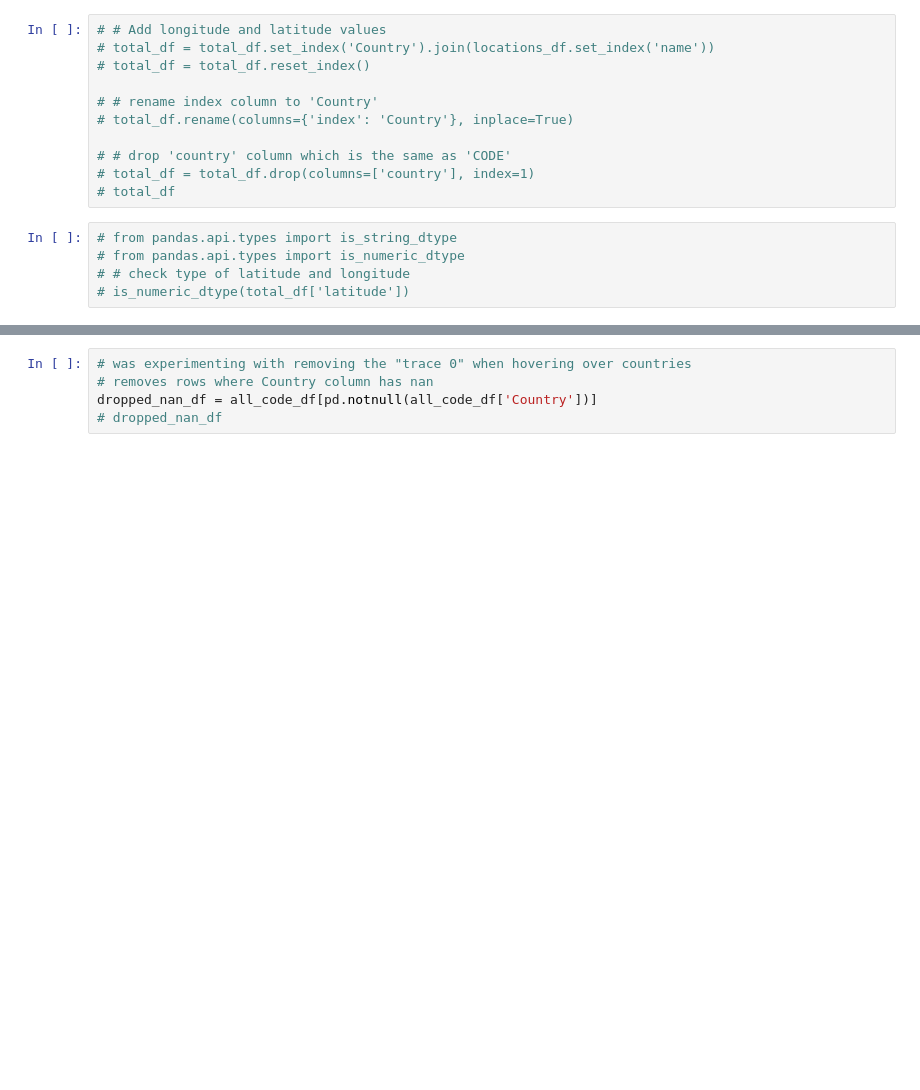
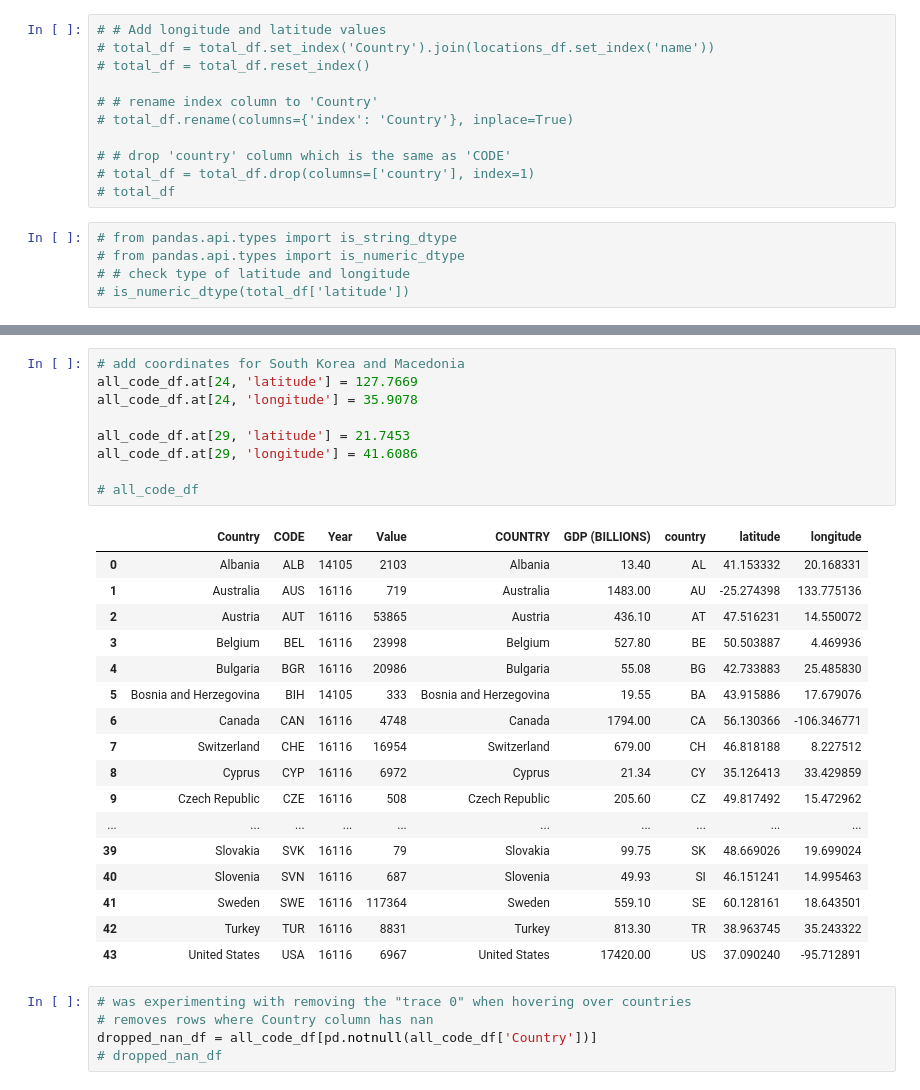
Before and after one commit to romansul/syrian-civil-war, a Jupyter notebook: Choropleth Map Refugee World.ipynb, the cells around one changed output, grey strips where cells are left out. Saved outputs shown, nothing was run; the diff lists cells and outputs as text; blank space fills up the shorter version.

```diff
--- a/Choropleth Map Refugee World.ipynb
+++ b/Choropleth Map Refugee World.ipynb
@@ -141,3 +222,30 @@ all_code_df.rename(columns={'index': 'Country'}, inplace=True)
+# %%
+# add coordinates for South Korea and Macedonia
+all_code_df.at[24, 'latitude'] = 127.7669
+all_code_df.at[24, 'longitude'] = 35.9078
+
+all_code_df.at[29, 'latitude'] = 21.7453
+all_code_df.at[29, 'longitude'] = 41.6086
+
+# all_code_df
+# %% [output]
+|  | Country | CODE | Year | Value | COUNTRY | GDP (BILLIONS) | country | latitude | longitude |
+| 0 | Albania | ALB | 14105 | 2103 | Albania | 13.40 | AL | 41.153332 | 20.168331 |
+| 1 | Australia | AUS | 16116 | 719 | Australia | 1483.00 | AU | -25.274398 | 133.775136 |
+| 2 | Austria | AUT | 16116 | 53865 | Austria | 436.10 | AT | 47.516231 | 14.550072 |
+| 3 | Belgium | BEL | 16116 | 23998 | Belgium | 527.80 | BE | 50.503887 | 4.469936 |
+| 4 | Bulgaria | BGR | 16116 | 20986 | Bulgaria | 55.08 | BG | 42.733883 | 25.485830 |
+| 5 | Bosnia and Herzegovina | BIH | 14105 | 333 | Bosnia and Herzegovina | 19.55 | BA | 43.915886 | 17.679076 |
+| 6 | Canada | CAN | 16116 | 4748 | Canada | 1794.00 | CA | 56.130366 | -106.346771 |
+| 7 | Switzerland | CHE | 16116 | 16954 | Switzerland | 679.00 | CH | 46.818188 | 8.227512 |
+| 8 | Cyprus | CYP | 16116 | 6972 | Cyprus | 21.34 | CY | 35.126413 | 33.429859 |
+| 9 | Czech Republic | CZE | 16116 | 508 | Czech Republic | 205.60 | CZ | 49.817492 | 15.472962 |
+| ... | ... | ... | ... | ... | ... | ... | ... | ... | ... |
+| 39 | Slovakia | SVK | 16116 | 79 | Slovakia | 99.75 | SK | 48.669026 | 19.699024 |
+| 40 | Slovenia | SVN | 16116 | 687 | Slovenia | 49.93 | SI | 46.151241 | 14.995463 |
+| 41 | Sweden | SWE | 16116 | 117364 | Sweden | 559.10 | SE | 60.128161 | 18.643501 |
+| 42 | Turkey | TUR | 16116 | 8831 | Turkey | 813.30 | TR | 38.963745 | 35.243322 |
+| 43 | United States | USA | 16116 | 6967 | United States | 17420.00 | US | 37.090240 | -95.712891 |
 # %%
 # was experimenting with removing the "trace 0" when hovering over countries
 # removes rows where Country column has nan
```
Also changed, not shown: parts of 5 cells of this notebook.
